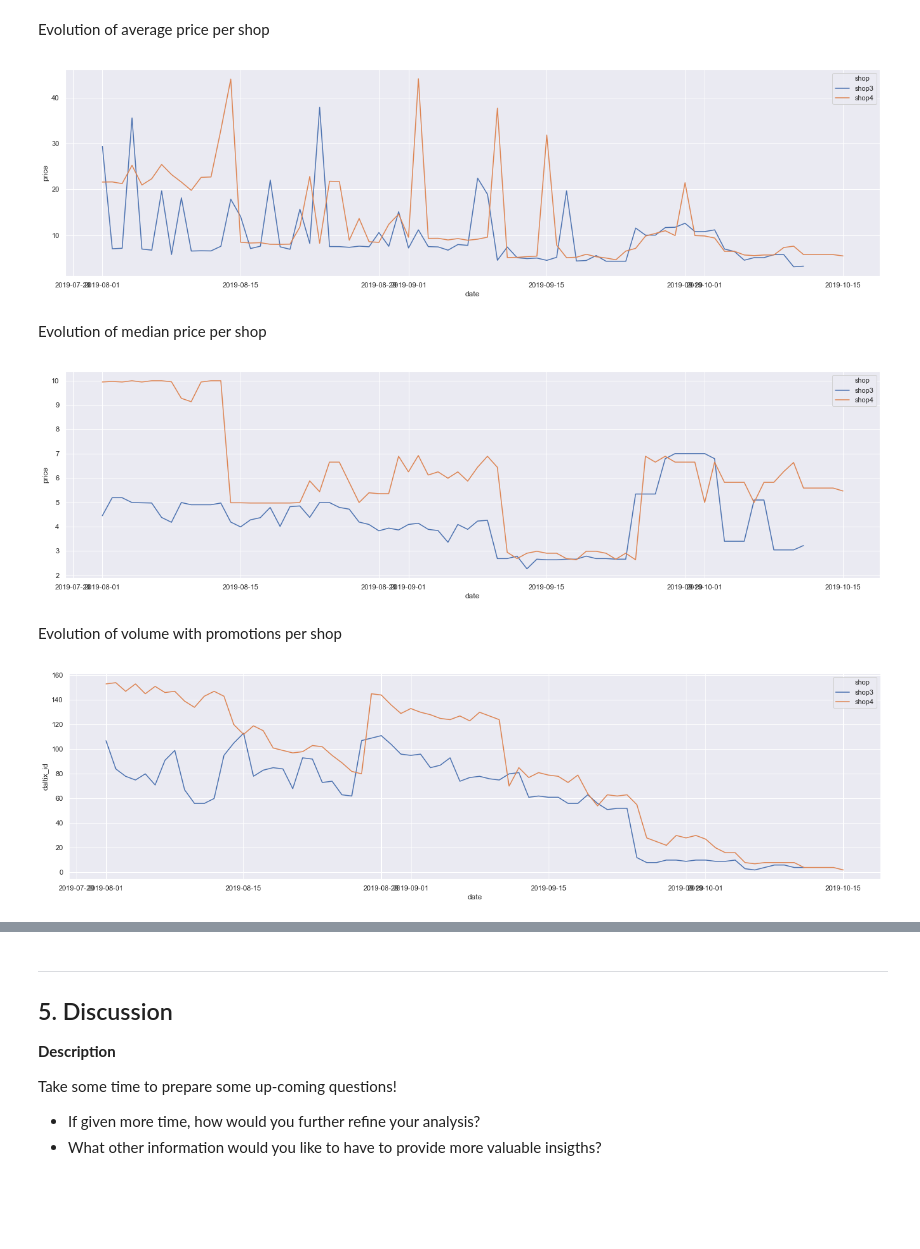
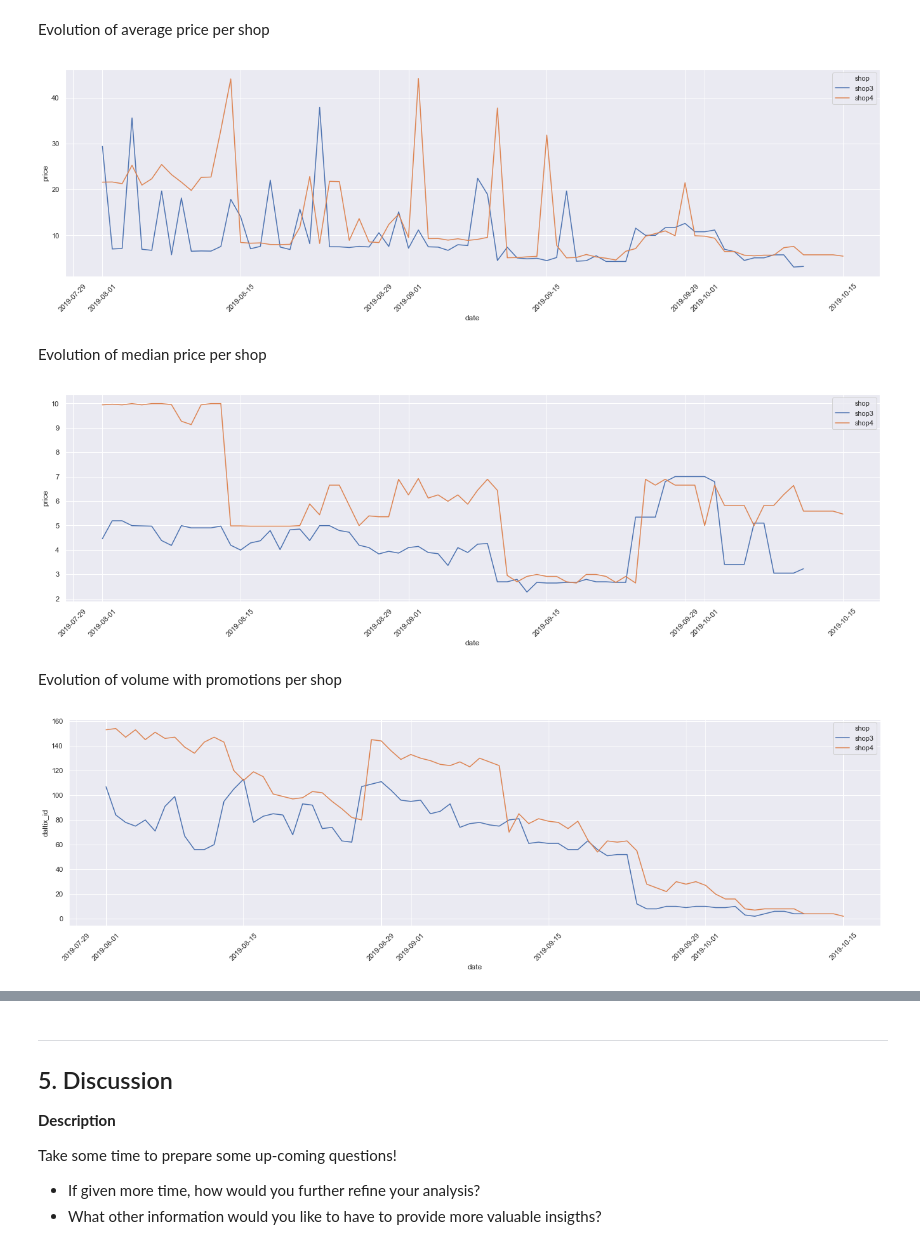
Before and after one commit to ruifurtado/da_challenge, a Jupyter notebook: da_challenge.ipynb, the cells around one changed output, grey strips where cells are left out. Cells and saved outputs as stored; diff of their text form; code cells hidden in the pictures; blank space fills up the shorter version.

```diff
--- a/da_challenge.ipynb
+++ b/da_challenge.ipynb
@@ -758,26 +758,29 @@ Evolution of average price per shop
 # %%
 # code here
 import seaborn as sns; sns.set()
 import matplotlib.pyplot as plt
 plt.figure(figsize=(23,6))
 
 sns.lineplot(x="date", y="price", hue="shop",data=df_final, estimator='mean',ci=None)
+plt.xticks(rotation=45)
 plt.show()
 # %% [output]
-[figure, old version]
+[figure, new version]
 # %% [markdown]
 Evolution of median price per shop
 # %%
 plt.figure(figsize=(23,6))
 sns.lineplot(x="date", y="price", hue="shop",data=df_final, estimator='median',ci=None)
+plt.xticks(rotation=45)
 plt.show()
 # %% [output]
-[figure, old version]
+[figure, new version]
 # %% [markdown]
 Evolution of volume with promotions per shop
 # %%
 plt.figure(figsize=(23,6))
 sns.lineplot(x="date", y="daltix_id", hue="shop",data=df_final, estimator='count',ci=None)
+plt.xticks(rotation=45)
 plt.show()
 # %% [output]
-[figure, old version]
+[figure, new version]
```
Also changed, not shown: parts of 11 cells of this notebook.
